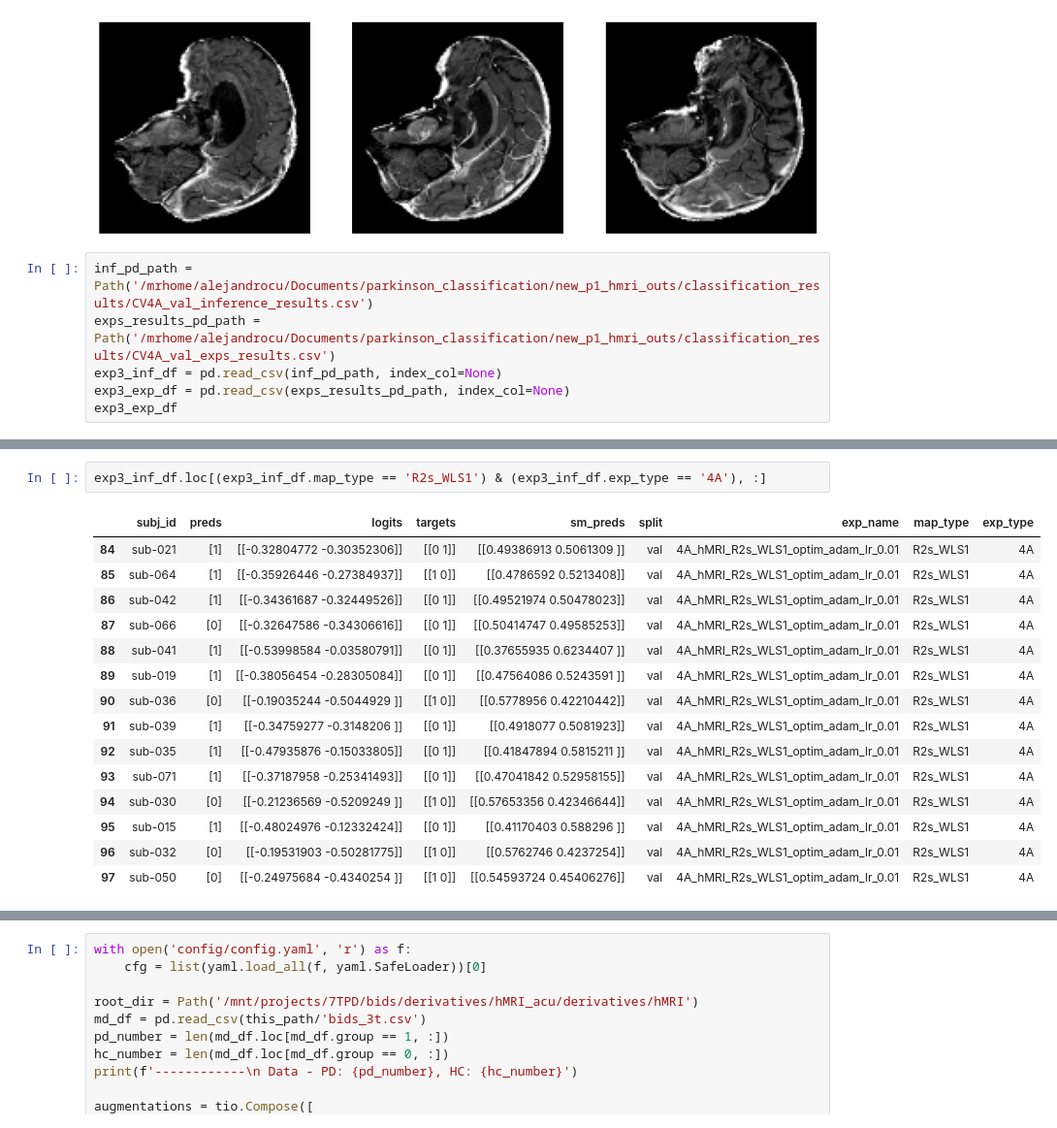
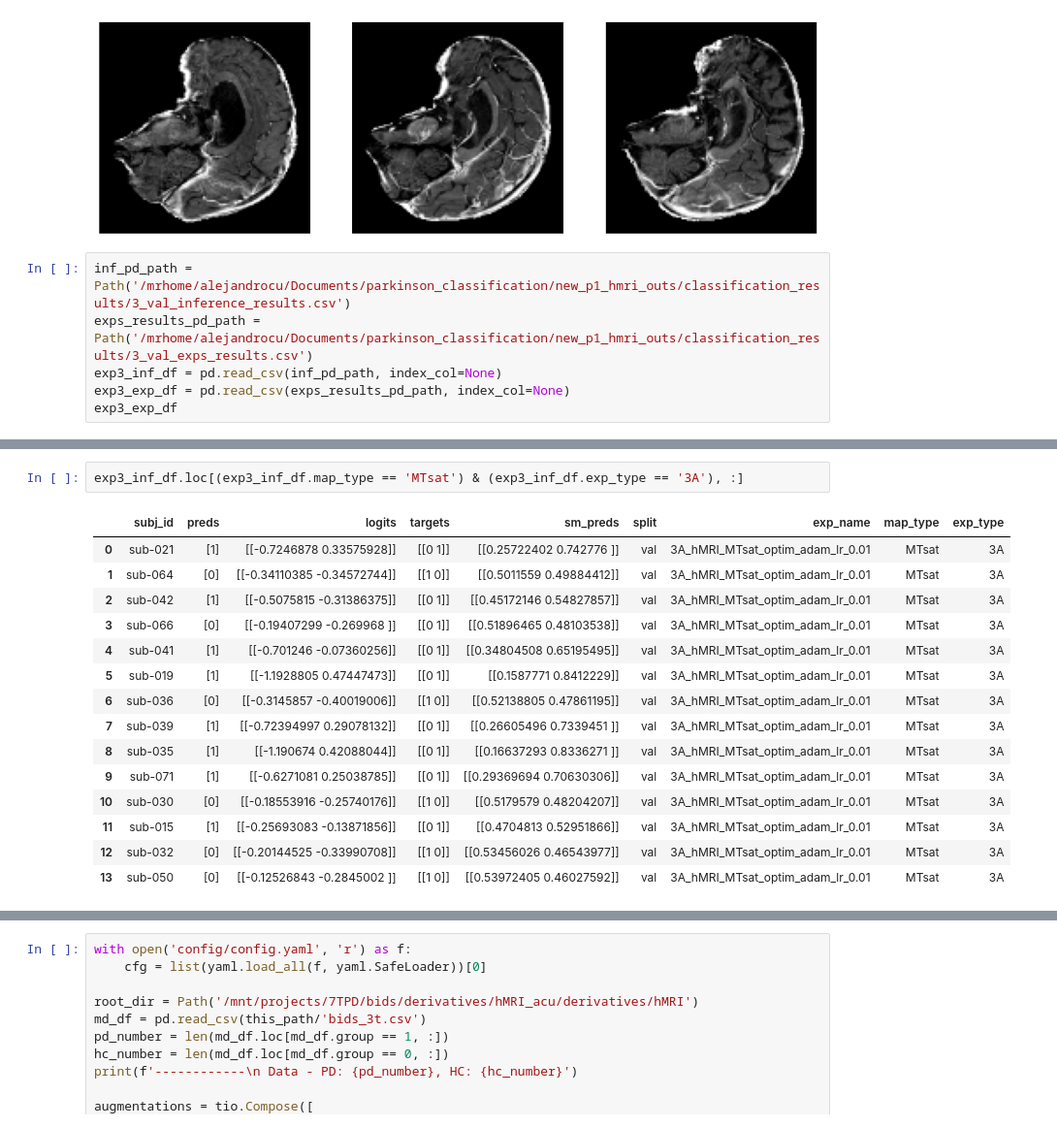
Before and after one commit to alexCortinaU/parkinson_classification, a Jupyter notebook: reading_data.ipynb, the cells around one changed output, grey strips where cells are left out. Shown at 97% size. Cells and saved outputs as stored; diff of their text form.

```diff
--- a/reading_data.ipynb
+++ b/reading_data.ipynb
@@ -667,8 +702,8 @@ plt.show()
 # %% [output]
 [figure]
 # %%
-inf_pd_path = Path('/mrhome/alejandrocu/Documents/parkinson_classification/new_p1_hmri_outs/classification_results/CV4A_val_inference_results.csv')
-exps_results_pd_path = Path('/mrhome/alejandrocu/Documents/parkinson_classification/new_p1_hmri_outs/classification_results/CV4A_val_exps_results.csv')
+inf_pd_path = Path('/mrhome/alejandrocu/Documents/parkinson_classification/new_p1_hmri_outs/classification_results/3_val_inference_results.csv')
+exps_results_pd_path = Path('/mrhome/alejandrocu/Documents/parkinson_classification/new_p1_hmri_outs/classification_results/3_val_exps_results.csv')
 exp3_inf_df = pd.read_csv(inf_pd_path, index_col=None)
 exp3_exp_df = pd.read_csv(exps_results_pd_path, index_col=None)
 exp3_exp_df
@@ -682,18 +724,18 @@ exp3_exp_df
 # %%
-exp3_inf_df.loc[(exp3_inf_df.map_type == 'R2s_WLS1') & (exp3_inf_df.exp_type == '4A'), :]
+exp3_inf_df.loc[(exp3_inf_df.map_type == 'MTsat') & (exp3_inf_df.exp_type == '3A'), :]
 # %% [output]
 |  | subj_id | preds | logits | targets | sm_preds | split | exp_name | map_type | exp_type |
-| 84 | sub-021 | [1] | [[-0.32804772 -0.30352306]] | [[0 1]] | [[0.49386913 0.5061309 ]] | val | 4A_hMRI_R2s_WLS1_optim_adam_lr_0.01 | R2s_WLS1 | 4A |
-| 85 | sub-064 | [1] | [[-0.35926446 -0.27384937]] | [[1 0]] | [[0.4786592 0.5213408]] | val | 4A_hMRI_R2s_WLS1_optim_adam_lr_0.01 | R2s_WLS1 | 4A |
-| 86 | sub-042 | [1] | [[-0.34361687 -0.32449526]] | [[0 1]] | [[0.49521974 0.50478023]] | val | 4A_hMRI_R2s_WLS1_optim_adam_lr_0.01 | R2s_WLS1 | 4A |
-| 87 | sub-066 | [0] | [[-0.32647586 -0.34306616]] | [[0 1]] | [[0.50414747 0.49585253]] | val | 4A_hMRI_R2s_WLS1_optim_adam_lr_0.01 | R2s_WLS1 | 4A |
-| 88 | sub-041 | [1] | [[-0.53998584 -0.03580791]] | [[0 1]] | [[0.37655935 0.6234407 ]] | val | 4A_hMRI_R2s_WLS1_optim_adam_lr_0.01 | R2s_WLS1 | 4A |
-| 89 | sub-019 | [1] | [[-0.38056454 -0.28305084]] | [[0 1]] | [[0.47564086 0.5243591 ]] | val | 4A_hMRI_R2s_WLS1_optim_adam_lr_0.01 | R2s_WLS1 | 4A |
-| 90 | sub-036 | [0] | [[-0.19035244 -0.5044929 ]] | [[1 0]] | [[0.5778956 0.42210442]] | val | 4A_hMRI_R2s_WLS1_optim_adam_lr_0.01 | R2s_WLS1 | 4A |
-| 91 | sub-039 | [1] | [[-0.34759277 -0.3148206 ]] | [[0 1]] | [[0.4918077 0.5081923]] | val | 4A_hMRI_R2s_WLS1_optim_adam_lr_0.01 | R2s_WLS1 | 4A |
-| 92 | sub-035 | [1] | [[-0.47935876 -0.15033805]] | [[0 1]] | [[0.41847894 0.5815211 ]] | val | 4A_hMRI_R2s_WLS1_optim_adam_lr_0.01 | R2s_WLS1 | 4A |
-| 93 | sub-071 | [1] | [[-0.37187958 -0.25341493]] | [[0 1]] | [[0.47041842 0.52958155]] | val | 4A_hMRI_R2s_WLS1_optim_adam_lr_0.01 | R2s_WLS1 | 4A |
-| 94 | sub-030 | [0] | [[-0.21236569 -0.5209249 ]] | [[1 0]] | [[0.57653356 0.42346644]] | val | 4A_hMRI_R2s_WLS1_optim_adam_lr_0.01 | R2s_WLS1 | 4A |
-| 95 | sub-015 | [1] | [[-0.48024976 -0.12332424]] | [[0 1]] | [[0.41170403 0.588296 ]] | val | 4A_hMRI_R2s_WLS1_optim_adam_lr_0.01 | R2s_WLS1 | 4A |
-| 96 | sub-032 | [0] | [[-0.19531903 -0.50281775]] | [[1 0]] | [[0.5762746 0.4237254]] | val | 4A_hMRI_R2s_WLS1_optim_adam_lr_0.01 | R2s_WLS1 | 4A |
-| 97 | sub-050 | [0] | [[-0.24975684 -0.4340254 ]] | [[1 0]] | [[0.54593724 0.45406276]] | val | 4A_hMRI_R2s_WLS1_optim_adam_lr_0.01 | R2s_WLS1 | 4A |
+| 0 | sub-021 | [1] | [[-0.7246878 0.33575928]] | [[0 1]] | [[0.25722402 0.742776 ]] | val | 3A_hMRI_MTsat_optim_adam_lr_0.01 | MTsat | 3A |
+| 1 | sub-064 | [0] | [[-0.34110385 -0.34572744]] | [[1 0]] | [[0.5011559 0.49884412]] | val | 3A_hMRI_MTsat_optim_adam_lr_0.01 | MTsat | 3A |
+| 2 | sub-042 | [1] | [[-0.5075815 -0.31386375]] | [[0 1]] | [[0.45172146 0.54827857]] | val | 3A_hMRI_MTsat_optim_adam_lr_0.01 | MTsat | 3A |
+| 3 | sub-066 | [0] | [[-0.19407299 -0.269968 ]] | [[0 1]] | [[0.51896465 0.48103538]] | val | 3A_hMRI_MTsat_optim_adam_lr_0.01 | MTsat | 3A |
+| 4 | sub-041 | [1] | [[-0.701246 -0.07360256]] | [[0 1]] | [[0.34804508 0.65195495]] | val | 3A_hMRI_MTsat_optim_adam_lr_0.01 | MTsat | 3A |
+| 5 | sub-019 | [1] | [[-1.1928805 0.47447473]] | [[0 1]] | [[0.1587771 0.8412229]] | val | 3A_hMRI_MTsat_optim_adam_lr_0.01 | MTsat | 3A |
+| 6 | sub-036 | [0] | [[-0.3145857 -0.40019006]] | [[1 0]] | [[0.52138805 0.47861195]] | val | 3A_hMRI_MTsat_optim_adam_lr_0.01 | MTsat | 3A |
+| 7 | sub-039 | [1] | [[-0.72394997 0.29078132]] | [[0 1]] | [[0.26605496 0.7339451 ]] | val | 3A_hMRI_MTsat_optim_adam_lr_0.01 | MTsat | 3A |
+| 8 | sub-035 | [1] | [[-1.190674 0.42088044]] | [[0 1]] | [[0.16637293 0.8336271 ]] | val | 3A_hMRI_MTsat_optim_adam_lr_0.01 | MTsat | 3A |
+| 9 | sub-071 | [1] | [[-0.6271081 0.25038785]] | [[0 1]] | [[0.29369694 0.70630306]] | val | 3A_hMRI_MTsat_optim_adam_lr_0.01 | MTsat | 3A |
+| 10 | sub-030 | [0] | [[-0.18553916 -0.25740176]] | [[1 0]] | [[0.5179579 0.48204207]] | val | 3A_hMRI_MTsat_optim_adam_lr_0.01 | MTsat | 3A |
+| 11 | sub-015 | [1] | [[-0.25693083 -0.13871856]] | [[0 1]] | [[0.4704813 0.52951866]] | val | 3A_hMRI_MTsat_optim_adam_lr_0.01 | MTsat | 3A |
+| 12 | sub-032 | [0] | [[-0.20144525 -0.33990708]] | [[1 0]] | [[0.53456026 0.46543977]] | val | 3A_hMRI_MTsat_optim_adam_lr_0.01 | MTsat | 3A |
+| 13 | sub-050 | [0] | [[-0.12526843 -0.2845002 ]] | [[1 0]] | [[0.53972405 0.46027592]] | val | 3A_hMRI_MTsat_optim_adam_lr_0.01 | MTsat | 3A |
```
Also changed, not shown: parts of 8 cells of this notebook, 1 other file.
